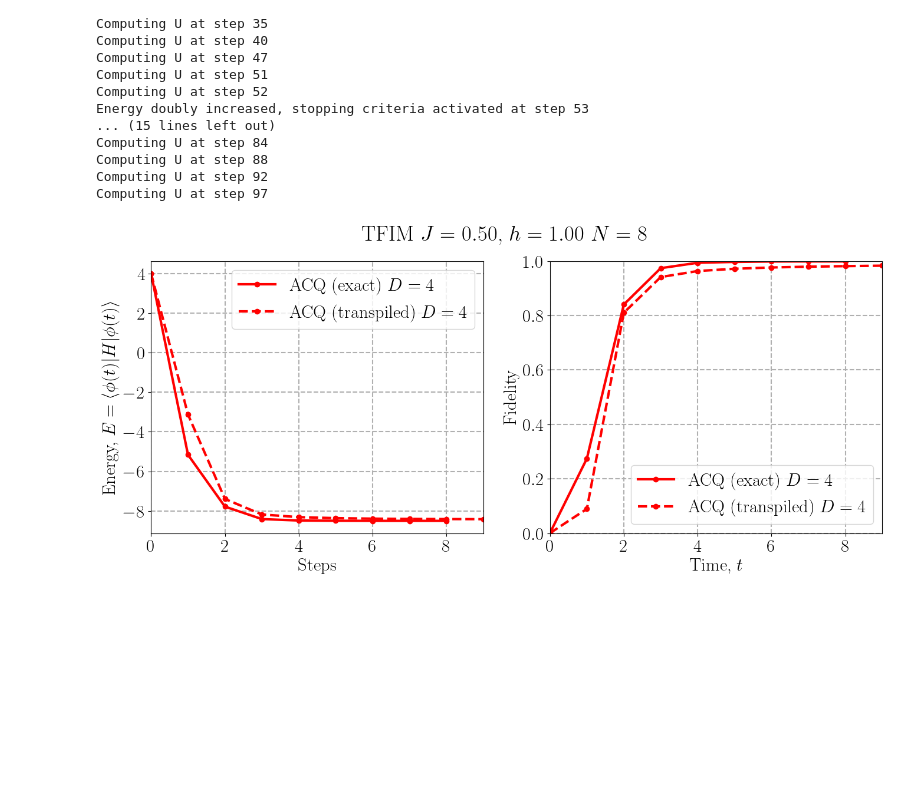
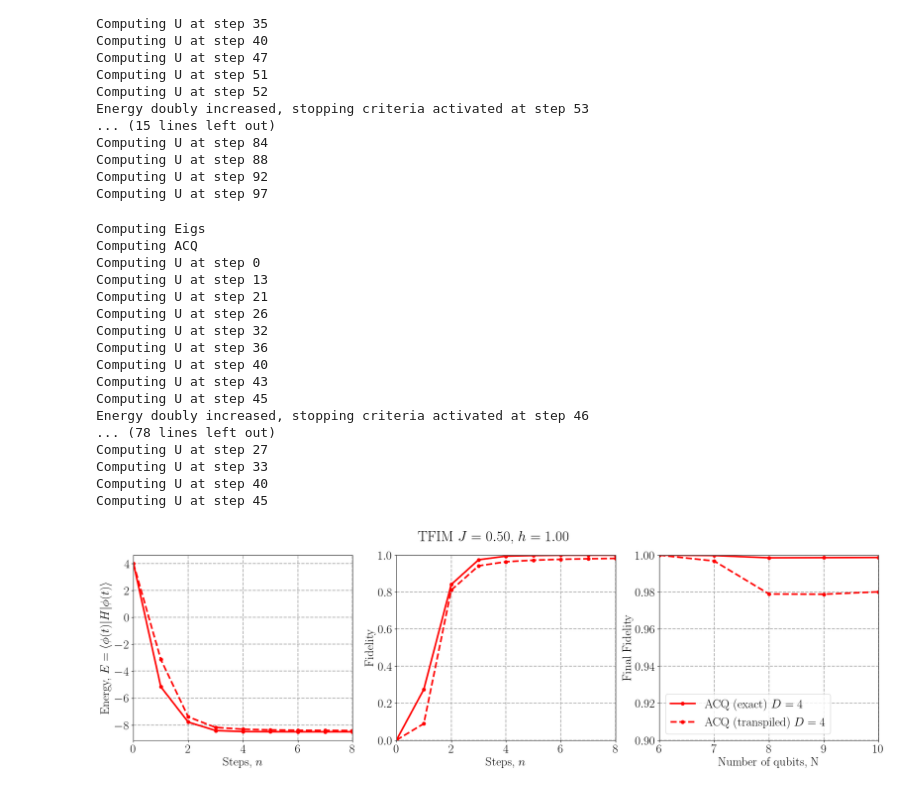
Before and after one commit to LucaYoy/ACQ, a Jupyter notebook: figs/plots_TFIM_QC.ipynb, the cells around one changed output. Drawn from its saved outputs; the diff is of its cells as text; code cells hidden in the pictures; blank space fills up the shorter version.

Commit message:
Added plots for the transpilation comparison

```diff
--- a/figs/plots_TFIM_QC.ipynb
+++ b/figs/plots_TFIM_QC.ipynb
@@ -323,36 +323,74 @@ Computing U at step 84
 Computing U at step 88
 Computing U at step 92
 Computing U at step 97
+# %%
+J=0.5
+h=1
+N=range(6,11)
+
+D=4
+FQ4=np.zeros(len(N))
+EQ4=np.zeros(len(N))
+FACQ4=np.zeros(len(N))
+EACQ4=np.zeros(len(N))
+for i in range(len(N)):
+    EQ4[i], FQ4[i], EACQ4[i], FACQ4[i] = QC_ACQ_TFIM(J,h,N[i],D)
+# %% [output]
+Computing Eigs
+Computing ACQ
+Computing U at step 0
+Computing U at step 13
+Computing U at step 21
+Computing U at step 26
+Computing U at step 32
+Computing U at step 36
+Computing U at step 40
+Computing U at step 43
+Computing U at step 45
+Energy doubly increased, stopping criteria activated at step 46
+... (78 lines left out)
+Computing U at step 27
+Computing U at step 33
+Computing U at step 40
+Computing U at step 45
 # %%
-plt.figure(figsize=(16, 6))
+plt.figure(figsize=(24, 6))
 plt.rcParams.update({
     "text.usetex": True,
 })
 font = {'family' : 'normal',
         'weight' : 'bold',
         'size'   : 22}
 
 plt.rc('font', **font)
-plt.suptitle("TFIM $J=%.2f$, $h=%.2f$ $N=%d$"%(J,h,n_qubits))
+plt.suptitle("TFIM $J=%.2f$, $h=%.2f$"%(J,h))
 
-plt.subplot(1,2,1)
+plt.subplot(1,3,1)
 plt.plot(EQ,'-ro',linewidth=3,label='ACQ (exact) $D=%d$'%D)
 plt.plot(E_ACQ,'--ro',linewidth=3,label='ACQ (transpiled) $D=%d$'%D)
-plt.xlabel("Steps")
+plt.xlabel("Steps, $n$")
 plt.ylabel("Energy, $E=\\langle \\phi(t)|H|\\phi(t)\\rangle$")
-plt.xlim(0,min(len(E_ACQ),len(EQ)))
+plt.xlim(0,8)
+plt.grid(linestyle = '--', linewidth = 1.5)
+
+plt.subplot(1,3,2)
+plt.plot(F_Q,'-ro',linewidth=3,label='ACQ (exact) $D=%d$'%D)
+plt.plot(F_ACQ,'--ro',linewidth=3,label='ACQ (transpiled) $D=%d$'%D)
+plt.xlabel("Steps, $n$")
+plt.ylabel("Fidelity")
+plt.xlim(0,8)
+plt.ylim(0,1)
+plt.grid(linestyle = '--', linewidth = 1.5)
+
+plt.subplot(1,3,3)
+plt.plot(N,FQ4,'-ro',linewidth=3,label='ACQ (exact) $D=%d$'%D)
+plt.plot(N,FACQ4,'--ro',linewidth=3,label='ACQ (transpiled) $D=%d$'%D)
+plt.xlabel("Number of qubits, N")
+plt.ylabel("Final Fidelity")
+plt.xlim(6,10)
+plt.ylim(0.9,1)
 plt.legend()
 plt.grid(linestyle = '--', linewidth = 1.5)
-
-plt.subplot(1,2,2)
-plt.plot(F_Q,'-ro',linewidth=3,label='ACQ (exact) $D=%d$'%D)
-plt.plot(F_ACQ,'--ro',linewidth=3,label='ACQ (transpiled) $D=%d$'%D)
-plt.xlabel("Time, $t$")
-plt.ylabel("Fidelity")
-plt.xlim(0,min(len(E_ACQ),len(EQ)))
-plt.ylim(0,1)
-plt.legend()
-plt.grid(linestyle = '--', linewidth = 1.5)
-#plt.savefig("adaptive_QITE_N12D4.png")
+plt.savefig("transpilation.pdf", bbox_inches="tight")
 # %% [output]
-[figure, old version]
+[figure, new version]
```
Also changed, not shown: parts of 7 cells of this notebook.
